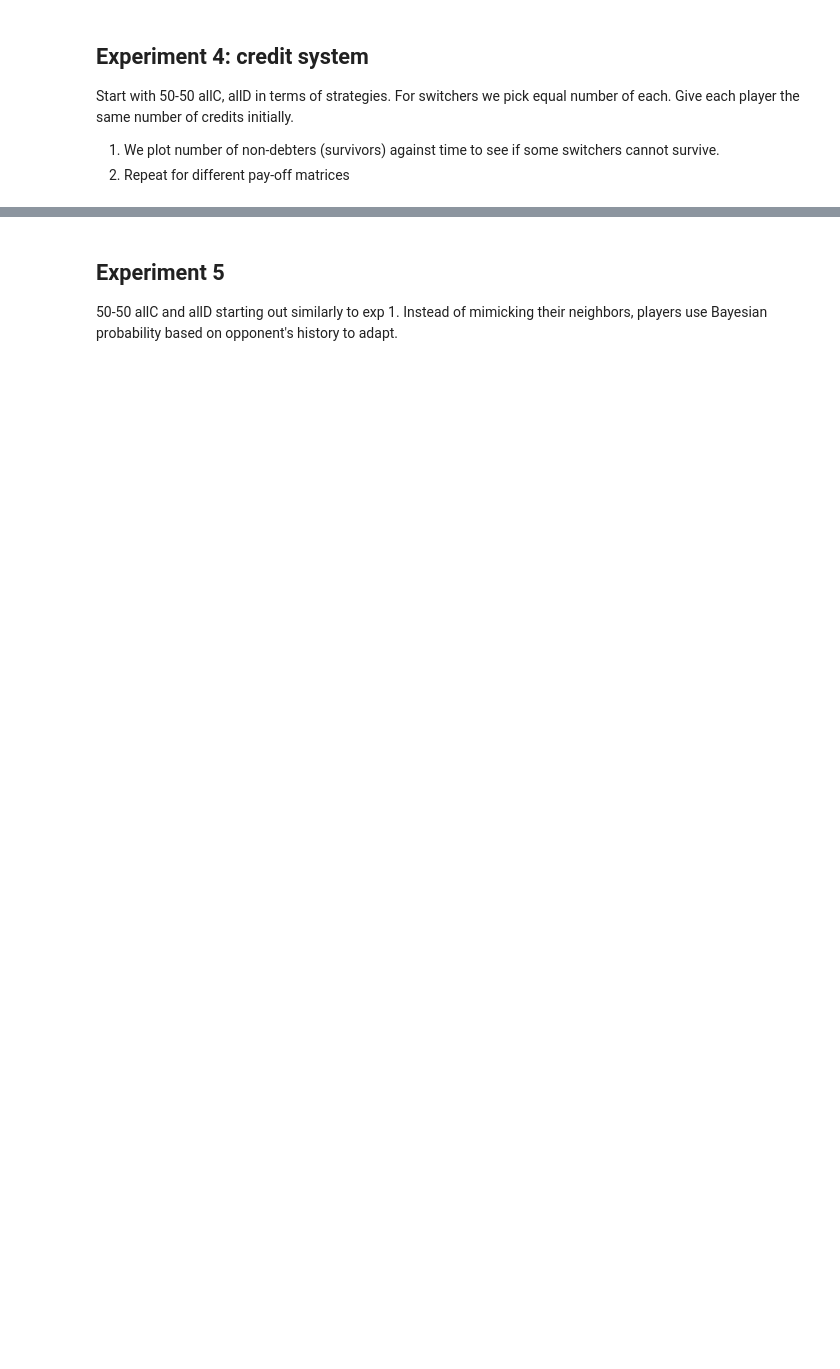
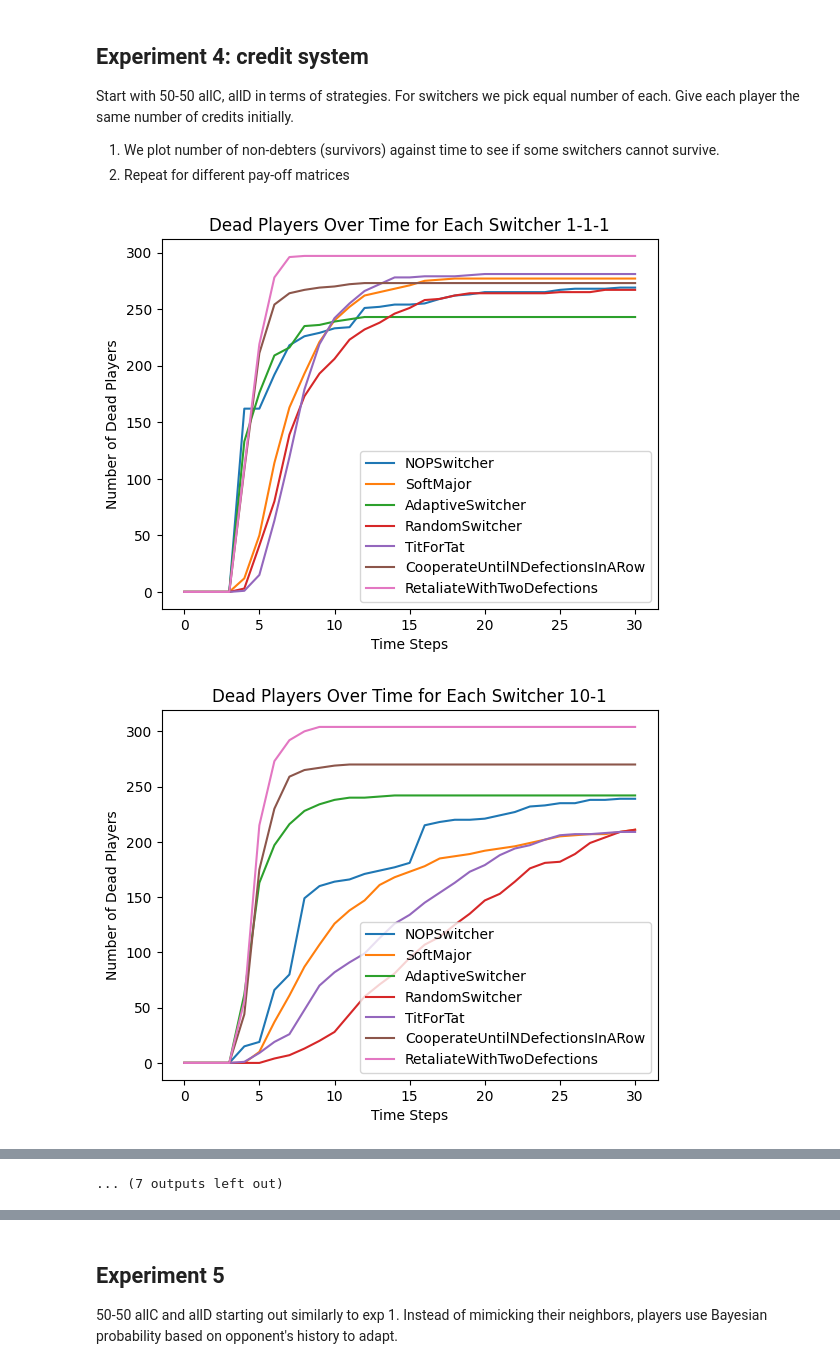
Before and after one commit to shriramch/SimPD, a Jupyter notebook: ipd.ipynb, the cells around one changed output, grey strips where cells are left out. Saved outputs shown, nothing was run; the diff lists cells and outputs as text; code cells hidden in the pictures; blank space fills up the shorter version.

Commit message:
sweeps and animation

```diff
--- a/ipd.ipynb
+++ b/ipd.ipynb
@@ -562,6 +562,9 @@ class Simulator:
         self.status_matrix = [
             [False for _ in range(m)] for _ in range(n)
         ]  # to store if self.grid[i,j] is dead or alive
+        self.strat_matrix = [
+            [False for _ in range(m)] for _ in range(n)
+        ]  # to store the strat of self.grid[i,j]
 
     def init_network(self, ntype="Lattice", density=0.0, spread=0.0):
         self.network = Network(self.n, self.m, ntype, density, spread)
@@ -616,9 +619,10 @@ class Simulator:
             scores[edge.x2][edge.y2] += score2
         return scores
 
-    def simulate(self, n_rounds=1, ask_status=False, ask_credits=False):
+    def simulate(self, n_rounds=1, ask_status=False, ask_credits=False, ask_strat=False):
         scores_history = []
         status_matrices = []
+        strat_matrices = []
         status_matrices.append(copy.deepcopy(self.status_matrix))
         credit_matrices = np.zeros((n_rounds, self.m, self.n))
         for _ in range(n_rounds):
@@ -626,7 +630,9 @@ class Simulator:
             scores_history.append(scores)
             self.population.append(self.count_strategies())
             self.update_status()
+            self.update_strat()
             status_matrices.append(copy.deepcopy(self.status_matrix))
+            strat_matrices.append(copy.deepcopy(self.strat_matrix))
             # TODO: This should have looped over self.n first since that's what we do everywhere...
             for i in range(self.m):
                 for j in range(self.n):
@@ -637,6 +643,8 @@ class Simulator:
             return status_matrices, scores_history
         elif ask_credits:
             return credit_matrices
+        elif ask_strat:
+            return strat_matrices
         else:
             return scores_history
 
@@ -651,6 +659,13 @@ class Simulator:
         for i in range(len(self.status_matrix)):
             for j in range(len(self.status_matrix[i])):
                 self.status_matrix[i][j] = self.grid[i][j].is_dead()
+
+    # New function, to update the strat_matrix, for animation
+    def update_strat(self):
+        # Update the strategy of each element in the matrix
+        for i in range(len(self.strat_matrix)):
+            for j in range(len(self.strat_matrix[i])):
+                self.strat_matrix[i][j] = self.grid[i][j].strategy.__class__.__name__
 
     def update_cooperation_rate(self, n_rounds):
         for round in range(n_rounds):
@@ -694,6 +709,9 @@ class Simulator:
             plt.show()
         return percentages
 
+    def get_population(self):
+        return self.population
+
     def plot_evolution(self, save_path=None):
         # Convert to DataFrame
         df = pd.DataFrame(self.population)
@@ -1064,0 +1095,55 @@ visualize_boolean_matrix(status_matrices[2], save_path="results/experiment4/stat
+# %%
+grid_size = 50
+num_rounds = 30
+
+iterations = 1
+
+sets, players_switchers = assign_switchers(grid_size, len(pool_of_switchers))
+
+init_credit = 15  # initial credit per player
+
+max_value = 3
+
+# Iterate over possible values of 'a', 'b', and 'c' within the specified constraints
+for a in range(1, max_value + 1):  # 'a' ranges from 1 to max_value
+    for c in range(-1, a):  # 'c' is less than 'a' and greater than or equal to -1
+        for b in range(-1, c + 1):  # 'b' is less than or equal to 'c' and greater than -1
+            # Update the NEGATIVE_PAYOFF_MATRIX
+            CHOSEN_PAYOFF_MATRIX = {
+                "C": {"C": (c, c), "D": (-1, a)},
+                "D": {"C": (a, -1), "D": (b, b)},
+            }
+            for k in range(iterations):
+                s = Simulator(grid_size, grid_size, CHOSEN_PAYOFF_MATRIX)
+                s.init_network("Lattice")
+                s.init_grid()
+                for i in range(grid_size):
+                    for j in range(grid_size):
+                        chosen_strategy = random.choice([AlwaysCooperateStrategy, AlwaysDefectStrategy])
+                        chosen_switcher = pool_of_switchers[players_switchers[(i, j)]]
+                        s.set_player(i, j, Player(chosen_strategy(), chosen_switcher(payoff_matrix=CHOSEN_PAYOFF_MATRIX), init_credit))
+
+                status_matrices, _ = s.simulate(n_rounds=num_rounds, ask_status=True)
+
+            all_counters = compute_counters_for_all_matrices(status_matrices, players_switchers, len(pool_of_switchers))
+
+            # Preparing data for plotting
+            true_counts = {i: [] for i in range(len(pool_of_switchers))}
+            for counters in all_counters:
+                for set_index in range(len(pool_of_switchers)):
+                    true_counts[set_index].append(counters[set_index]["True"])
+
+            # Plotting
+            for set_index, counts in true_counts.items():
+                plt.plot(counts, label=str(pool_of_switchers[set_index].__name__))
+
+            plt.xlabel("Time Steps")
+            plt.ylabel("Number of Dead Players")
+            plt.title("Dead Players Over Time for Each Switcher "+str(a)+str(c)+str(b))
+            plt.legend()
+            create_dirpath("results/experiment4/dead_players_over_time"+str(a)+str(c)+str(b)+".png")
+            plt.savefig("results/experiment4/dead_players_over_time"+str(a)+str(c)+str(b)+".png")
+            plt.show()
+# %% [output]
+[figure, added]
+[figure, added]
@@ -1064,0 +1160 @@ visualize_boolean_matrix(status_matrices[2], save_path="results/experiment4/stat
+... (7 outputs left out)
```
Also changed, not shown: parts of 27 cells of this notebook, 56 other files.
